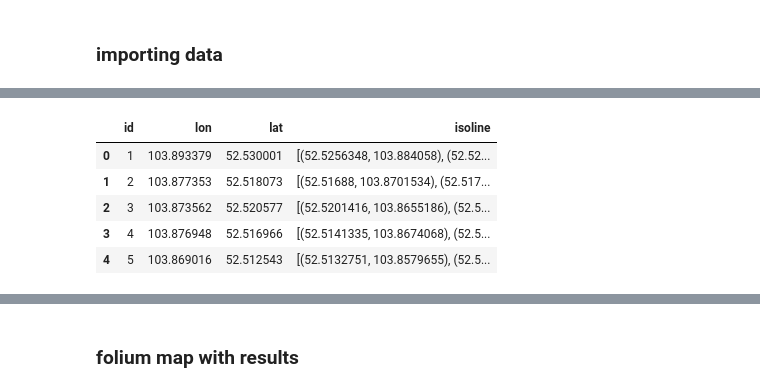
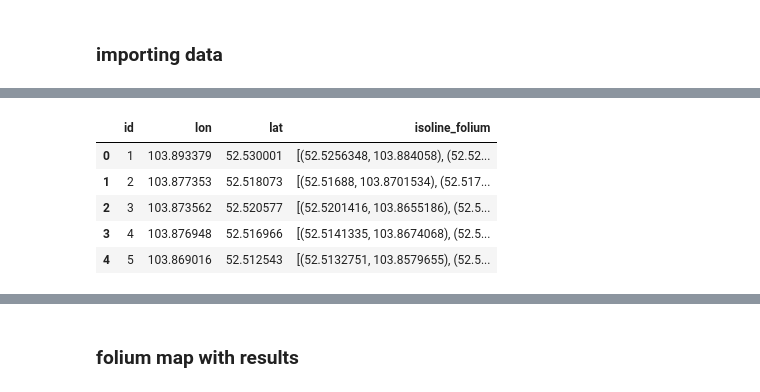
Before and after one commit to skaryaeva/urban_studies_notebooks, a Jupyter notebook: isohrones_api.ipynb, the cells around one changed output, grey strips where cells are left out. Drawn from its saved outputs; the diff is of its cells as text; code cells hidden in the pictures.

```diff
--- a/isohrones_api.ipynb
+++ b/isohrones_api.ipynb
@@ -78,12 +78,12 @@ def isoline_polygon_for_folium(lat, lon):
 
     return points
 # %%
-df_points['isoline'] = df_points.apply(lambda df_points: isoline_polygon_for_folium
+df_points['isoline_folium'] = df_points.apply(lambda df_points: isoline_polygon_for_folium
                                         (df_points['lat'],df_points['lon']), axis=1)
 
 df_points.head()
 # %% [output]
-|  | id | lon | lat | isoline |
+|  | id | lon | lat | isoline_folium |
 | 0 | 1 | 103.893379 | 52.530001 | [(52.5256348, 103.884058), (52.52... |
 | 1 | 2 | 103.877353 | 52.518073 | [(52.51688, 103.8701534), (52.517... |
 | 2 | 3 | 103.873562 | 52.520577 | [(52.5201416, 103.8655186), (52.5... |
```
Also changed, not shown: parts of 7 cells of this notebook, 1 other file.
